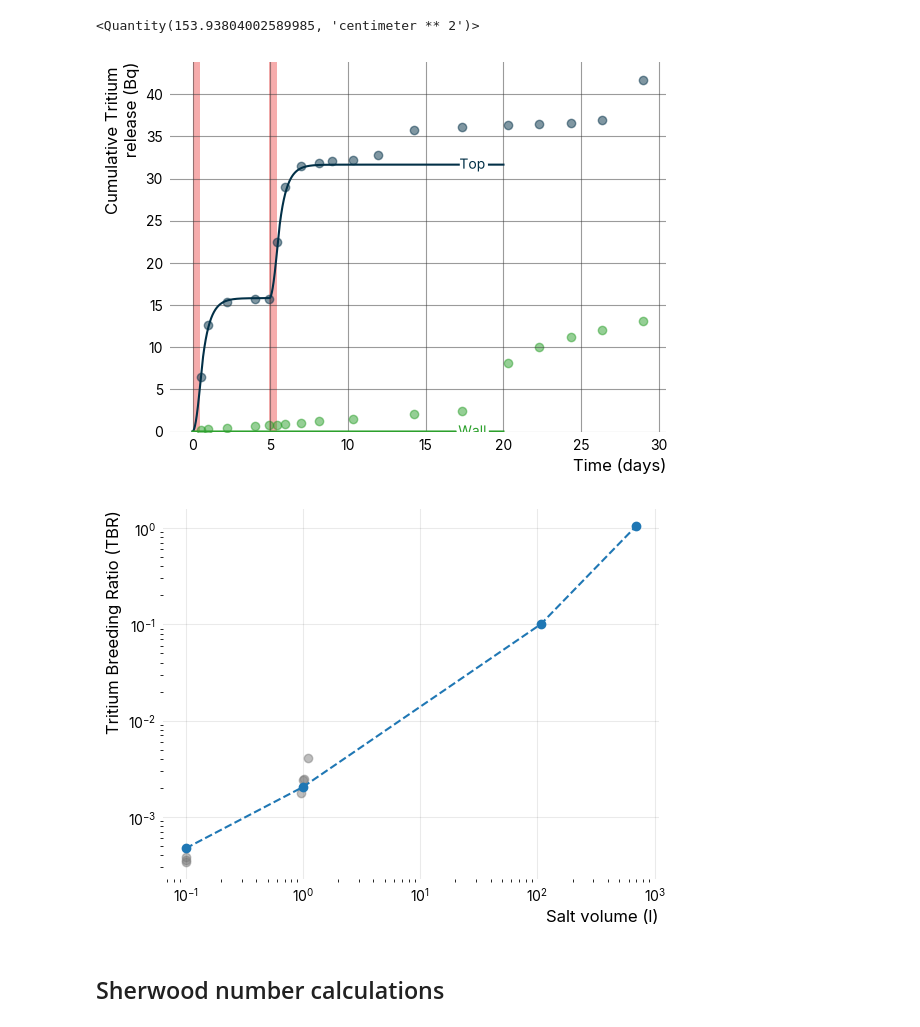
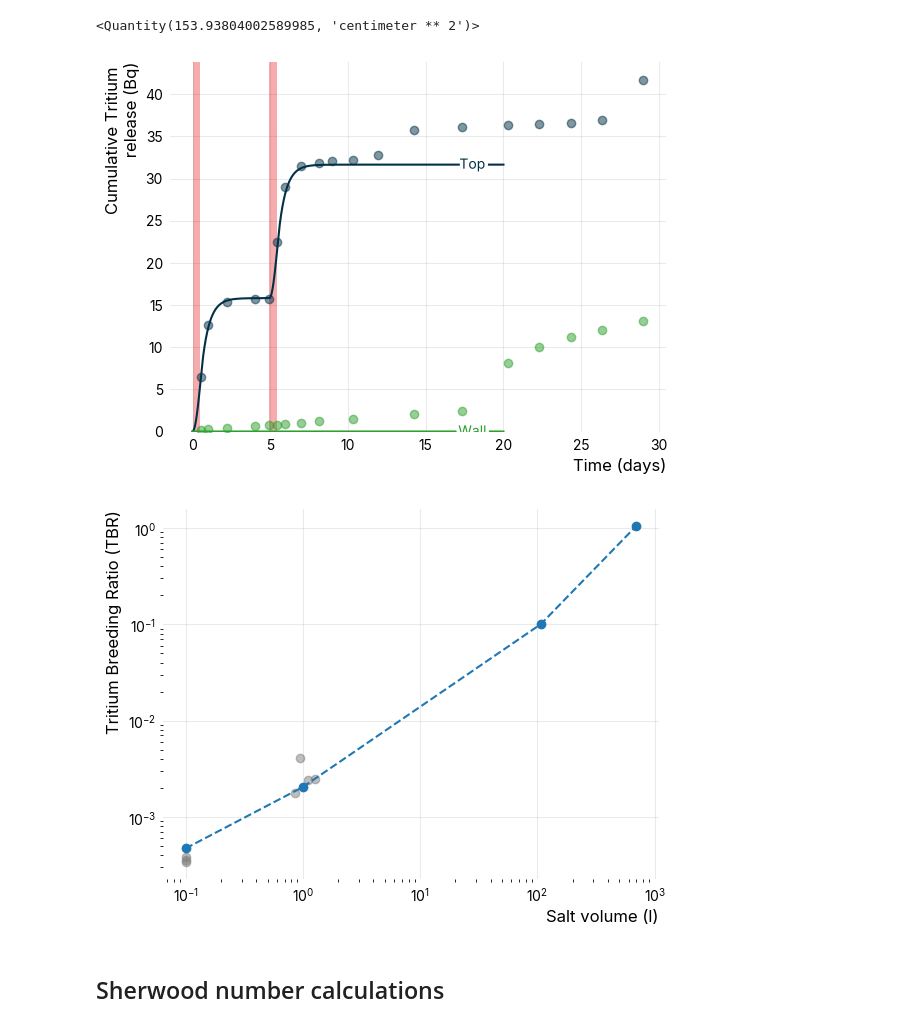
Before and after one commit to LIBRA-project/baby-1l-paper, a Jupyter notebook: main.ipynb, the cells around one changed output. Drawn from its saved outputs; the diff is of its cells as text; code cells hidden in the pictures.

```diff
--- a/main.ipynb
+++ b/main.ipynb
@@ -738,23 +763,22 @@ model_run_2.A_top
 # %%
 plt.figure()
 (l_top,) = plot_integrated_top_release(model_run_4, label="Top", color="#023047")
 (l_wall,) = plot_integrated_wall_release(model_run_4, label="Wall", color="tab:green")
 plot_irradiation(model_run_4, facecolor="#EF5B5B", alpha=0.5)
-plt.grid(alpha=0.5)
 labelLines(plt.gca().get_lines(), zorder=2.5, xvals=[45] * 2)
 
 scatter_stream(data_1l_run_4, "IV", color=l_top.get_color(), alpha=0.5, label="IV")
 scatter_stream(data_1l_run_4, "OV", color=l_wall.get_color(), alpha=0.5, label="OV")
 
 plt.ylim(bottom=0)
 plt.xlabel("Time (days)", fontsize=12)
 plt.ylabel("Cumulative Tritium \n release (Bq)", fontsize=12)
 
 plt.savefig("cumulative_release_run_4_full.pdf", bbox_inches="tight")
 plt.savefig("cumulative_release_run_4_full.svg", bbox_inches="tight")
 plt.show()
 # %% [output]
-[figure, old version]
+[figure, new version]
 # %%
 plt.gca().xaxis.set_units(ureg.L)
 
@@ -776,7 +800,7 @@ plt.plot(
 # add 100 mL measured TBR with jitter
 
 x_jitter = np.random.normal(0, 0.08, size=3)
-measured_tbr_100ml = [3.42e-4, 3.57e-4, 3.83e-4]
+measured_tbr_100ml = list(tbr_data.values())
 
 plt.scatter(
     (100 + x_jitter)* ureg.ml,
@@ -809,7 +833,7 @@ plt.ylabel("Tritium Breeding Ratio (TBR)", fontsize=12)
 plt.savefig("tbr_vs_volume.svg", bbox_inches="tight")
 plt.savefig("tbr_vs_volume.pdf", bbox_inches="tight")
 # %% [output]
-[figure, old version]
+[figure, new version]
 # %% [markdown]
 ## Sherwood number calculations
 # %%
```
Also changed, not shown: parts of 4 cells of this notebook.
